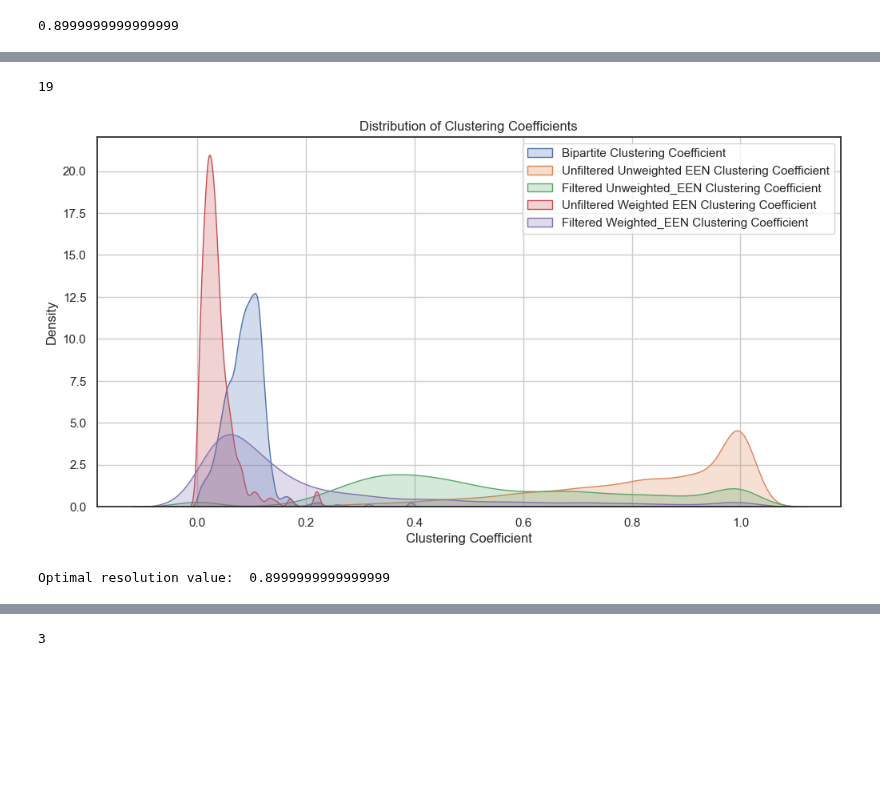
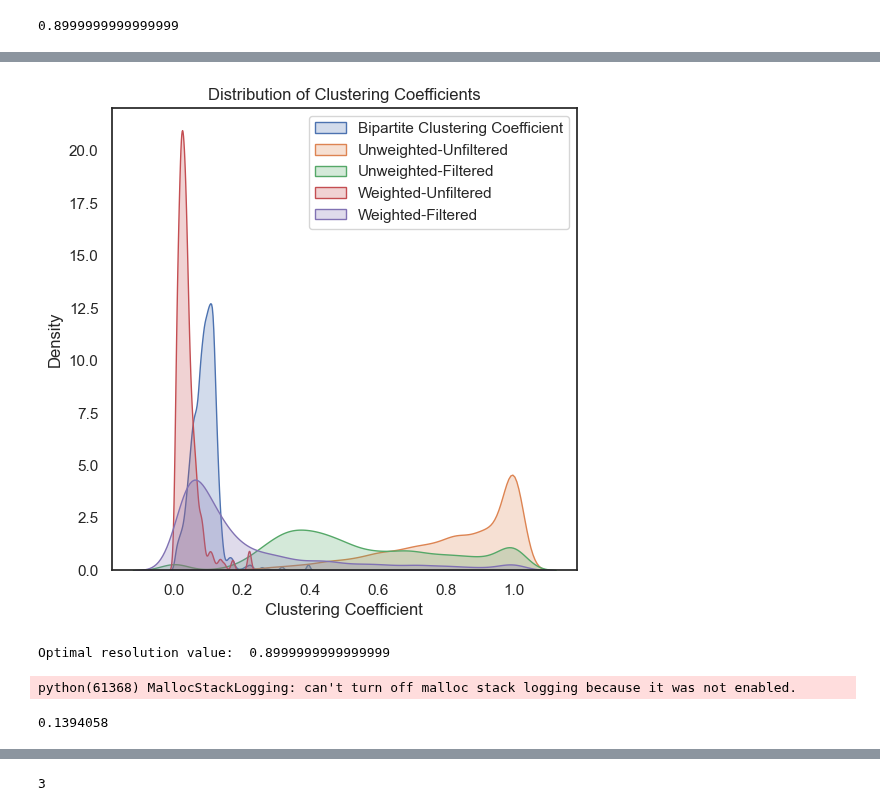
Before and after one commit to menchelab/Exposome, a Jupyter notebook: Exp_fin_4_5_Louvain_Cluster_weighted.ipynb, the cells around one changed output, grey strips where cells are left out. Cells and saved outputs as stored; diff of their text form; code cells hidden in the pictures; blank space fills up the shorter version.

Commit message:
Bipartite analysis

```diff
--- a/Exp_fin_4_5_Louvain_Cluster_weighted.ipynb
+++ b/Exp_fin_4_5_Louvain_Cluster_weighted.ipynb
@@ -546,32 +215,0 @@ Best Resolution: 0.8999999999999999
-# %%
-
-edge_list=[(e[0],e[1]) for e in bipartite_G.edges(data=True)]
-bgraph = from_edge_list(edge_list, bipartite=True)
-names = bgraph.names
-names_row = bgraph.names_row
-names_col = bgraph.names_col
-
-biadjacency = bgraph.biadjacency
-
-louvain = Louvain(resolution=0.9)
-louvain.fit(biadjacency,force_bipartite=True)
-labels_row = louvain.labels_row_
-labels_col = louvain.labels_col_
-
-partition={}
-for i,n_r in enumerate(names_row):
-    partition[n_r]=labels_row[i]
-for i,n_c in enumerate(names_col):
-    partition[n_c]=labels_col[i]
-
-partition_rev = {}
-for com_partition in set(partition.values()):
-    node_list = []
-    for node,part in partition.items():
-        if com_partition==part:
-            node_list.append(node)
-    partition_rev[com_partition] = node_list
-
-print(len(partition_rev))
-# %% [output]
-19
@@ -615,33 +243,33 @@ with open('output/Communities/filtered_weighted_exp_graph_significant_coefficien
 # %%
 import seaborn as sns
 # Extract the values from the dictionaries
 bipartite_values = list(bipartite_clustering_coefficient.values())
 unfiltered_unweighted_EEN = list(unfiltered_unweighted_exp_graph_significant_clustering_coefficient.values())
 filtered_unweighted_EEN = list(filtered_unweighted_exp_graph_significant_clustering_coefficient.values())
 unfiltered_weighted_EEN = list(unfiltered_weighted_exp_graph_significant_clustering_coefficient.values())
 filtered_weighted_EEN = list(filtered_weighted_exp_graph_significant_coefficient.values())
 
 # Set up the plot
-plt.figure(figsize=(12, 6))
+plt.figure(figsize=(6, 6))
 
 # Plot the distributions using seaborn
 sns.kdeplot(bipartite_values, label='Bipartite Clustering Coefficient', fill=True)
-sns.kdeplot(unfiltered_unweighted_EEN, label='Unfiltered Unweighted EEN Clustering Coefficient', fill=True)
-sns.kdeplot(filtered_unweighted_EEN, label='Filtered Unweighted_EEN Clustering Coefficient', fill=True)
-sns.kdeplot(unfiltered_weighted_EEN, label='Unfiltered Weighted EEN Clustering Coefficient', fill=True)
-sns.kdeplot(filtered_weighted_EEN, label='Filtered Weighted_EEN Clustering Coefficient', fill=True)
+sns.kdeplot(unfiltered_unweighted_EEN, label='Unweighted-Unfiltered', fill=True)
+sns.kdeplot(filtered_unweighted_EEN, label='Unweighted-Filtered', fill=True)
+sns.kdeplot(unfiltered_weighted_EEN, label='Weighted-Unfiltered', fill=True)
+sns.kdeplot(filtered_weighted_EEN, label='Weighted-Filtered', fill=True)
 
 # Customize the plot
 plt.xlabel('Clustering Coefficient')
 plt.ylabel('Density')
 plt.title('Distribution of Clustering Coefficients')
 plt.legend()
-plt.grid(True)
-
+plt.grid(False)
+plt.savefig('output/Figures/SF2D_v01_post_rev.pdf',format='pdf',dpi=300, bbox_inches = "tight")
 # Show the plot
 plt.show()
 # %% [output]
-[figure, old version]
+[figure, new version]
 # %%
 
 best_partition, best_resolution, max_modularity, res_mod_dict = optimal_resolution(filtered_weighted_exp_graph_significant, resolution_list,'weight',5495)
@@ -655,0 +317,5 @@ filtered_unweighted_exp_graph_significant_path_lengths = dict(nx.all_pairs_short
+# %%
+tsne = TSNE(n_components=2, random_state=5495)
+embedding_2d = tsne.fit_transform(filtered_weighted_exp_embeddings)
+# %% [output]
+python(61368) MallocStackLogging: can't turn off malloc stack logging because it was not enabled.
@@ -655,0 +324,5 @@ filtered_unweighted_exp_graph_significant_path_lengths = dict(nx.all_pairs_short
+# %%
+sil_score = silhouette_score(filtered_weighted_exp_embeddings, labels)
+sil_score
+# %% [output]
+0.1394058
```
Also changed, not shown: parts of 68 cells of this notebook, 5 other files.
